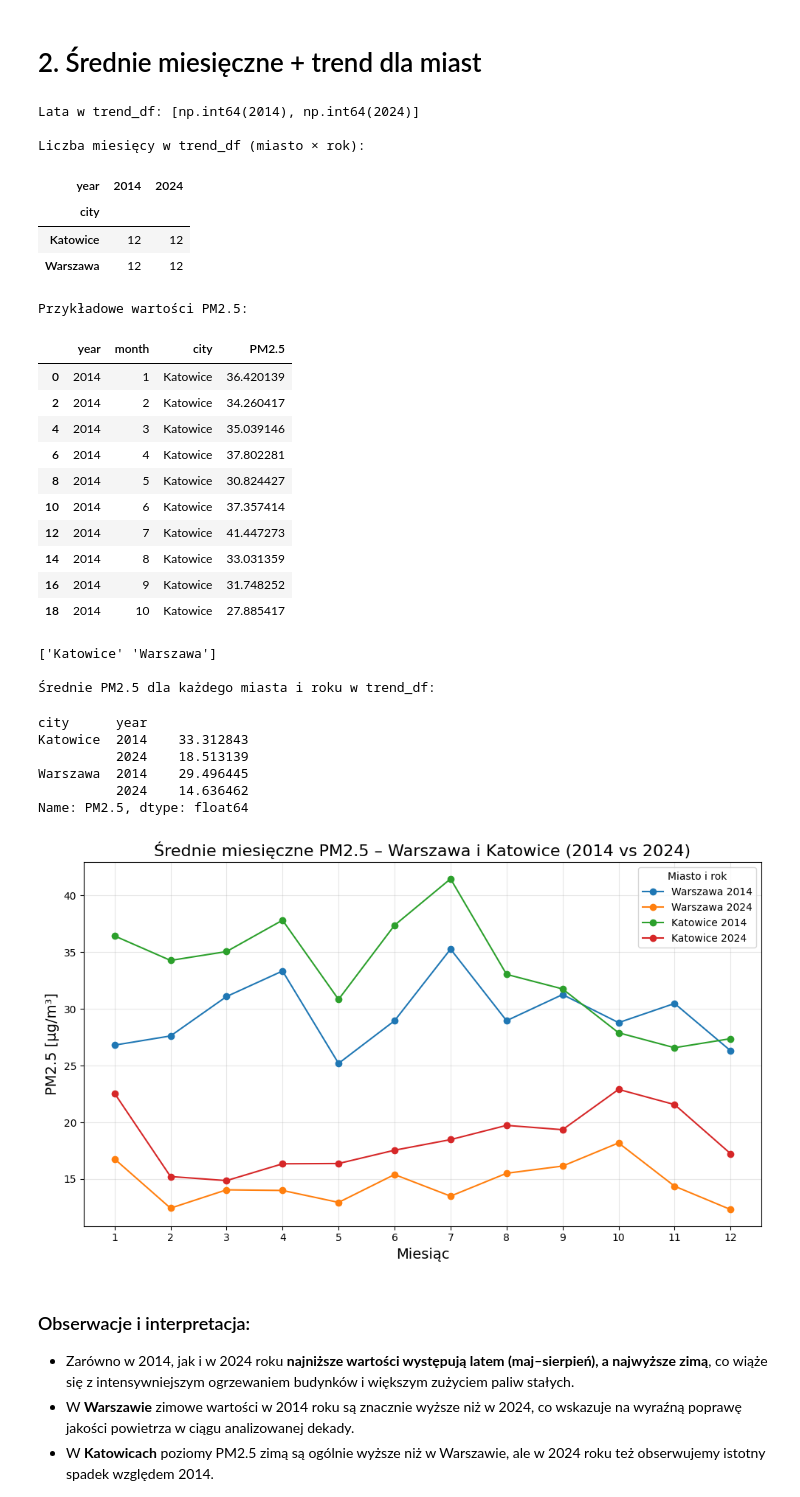
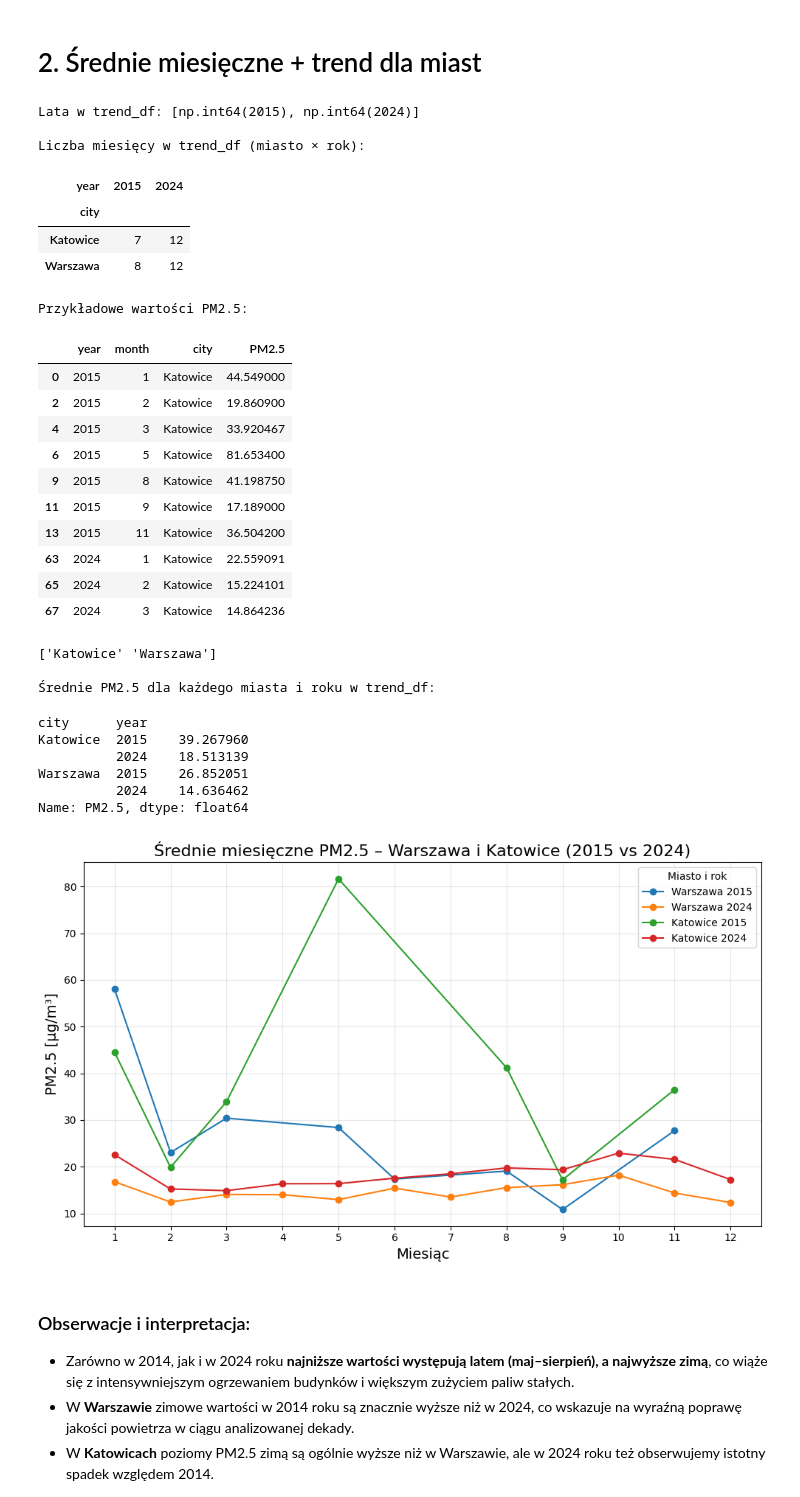
Before and after one commit to joannahuba/projekt3, a Jupyter notebook: src/projekt1.ipynb, the cells around one changed output. Cells and saved outputs as stored; diff of their text form; code cells hidden in the pictures.

```diff
--- a/src/projekt1.ipynb
+++ b/src/projekt1.ipynb
@@ -27,7 +25,7 @@ monthly_PM25 = pd.read_csv(DATA_DIR / "monthly_PM25.csv")
 # 2. Średnie miesięczne + trend dla miast
 # %%
 # filtrowanie danych
-trend_df = df_ex2[df_ex2["year"].isin([2014, 2024])].copy()
+trend_df = df_ex2[df_ex2["year"].isin([2015, 2024])].copy()
 trend_df.sort_values(["city", "year", "month"], inplace=True)
 
 # sanity checks:
@@ -44,63 +42,63 @@ display(
     trend_df.groupby(["city", "year"])["PM2.5"].mean()
 )
 # %% [output]
-Lata w trend_df: [np.int64(2014), np.int64(2024)]
+Lata w trend_df: [np.int64(2015), np.int64(2024)]
 
 Liczba miesięcy w trend_df (miasto × rok):
-| year | 2014 | 2024 |
+| year | 2015 | 2024 |
 | city |  |  |
-| Katowice | 12 | 12 |
-| Warszawa | 12 | 12 |
+| Katowice | 7 | 12 |
+| Warszawa | 8 | 12 |
 Przykładowe wartości PM2.5:
 |  | year | month | city | PM2.5 |
-| 0 | 2014 | 1 | Katowice | 36.420139 |
-| 2 | 2014 | 2 | Katowice | 34.260417 |
-| 4 | 2014 | 3 | Katowice | 35.039146 |
-| 6 | 2014 | 4 | Katowice | 37.802281 |
-| 8 | 2014 | 5 | Katowice | 30.824427 |
-| 10 | 2014 | 6 | Katowice | 37.357414 |
-| 12 | 2014 | 7 | Katowice | 41.447273 |
-| 14 | 2014 | 8 | Katowice | 33.031359 |
-| 16 | 2014 | 9 | Katowice | 31.748252 |
-| 18 | 2014 | 10 | Katowice | 27.885417 |
+| 0 | 2015 | 1 | Katowice | 44.549000 |
+| 2 | 2015 | 2 | Katowice | 19.860900 |
+| 4 | 2015 | 3 | Katowice | 33.920467 |
+| 6 | 2015 | 5 | Katowice | 81.653400 |
+| 9 | 2015 | 8 | Katowice | 41.198750 |
+| 11 | 2015 | 9 | Katowice | 17.189000 |
+| 13 | 2015 | 11 | Katowice | 36.504200 |
+| 63 | 2024 | 1 | Katowice | 22.559091 |
+| 65 | 2024 | 2 | Katowice | 15.224101 |
+| 67 | 2024 | 3 | Katowice | 14.864236 |
 ['Katowice' 'Warszawa']
 
 Średnie PM2.5 dla każdego miasta i roku w trend_df:
 city      year
-Katowice  2014    33.312843
+Katowice  2015    39.267960
           2024    18.513139
-Warszawa  2014    29.496445
+Warszawa  2015    26.852051
           2024    14.636462
 Name: PM2.5, dtype: float64
 # %%
 # wykres
 import matplotlib.pyplot as plt
 
 plt.figure(figsize=(10, 6))
 
 cities = ["Warszawa", "Katowice"]
-years_to_plot = [2014, 2024]
+years_to_plot = [2015, 2024]
 
 for city in cities:
     for y in years_to_plot:
         sub = trend_df[(trend_df["city"] == city) & (trend_df["year"] == y)]
         plt.plot(
             sub["month"],
             sub["PM2.5"],
             marker="o",
             label=f"{city} {y}"
         )
 
-plt.title("Średnie miesięczne PM2.5 – Warszawa i Katowice (2014 vs 2024)", fontsize=16)
+plt.title("Średnie miesięczne PM2.5 – Warszawa i Katowice (2015 vs 2024)", fontsize=16)
 plt.xlabel("Miesiąc", fontsize=14)
 plt.ylabel("PM2.5 [µg/m³]", fontsize=14)
 plt.xticks(range(1, 13))
 plt.grid(True, alpha=0.3)
 plt.legend(title="Miasto i rok")
 plt.tight_layout()
 plt.show()
 # %% [output]
-[figure, old version]
+[figure, new version]
 # %% [markdown]
 ### Obserwacje i interpretacja:
 - Zarówno w 2014, jak i w 2024 roku **najniższe wartości występują latem (maj–sierpień), a najwyższe zimą**, co wiąże się z intensywniejszym ogrzewaniem budynków i większym zużyciem paliw stałych.
```
Also changed, not shown: parts of 3 cells of this notebook, 11 other files.
